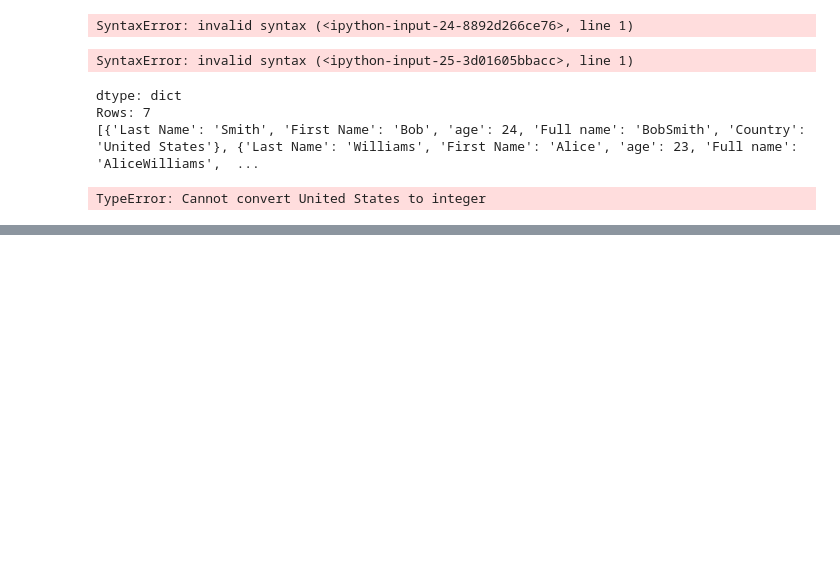
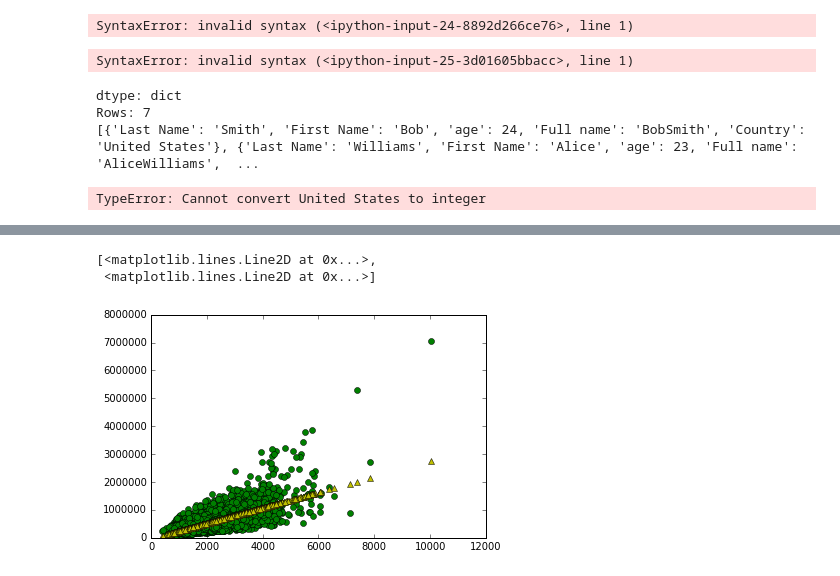
Before and after one commit to Crayon277/python_me, a Jupyter notebook: data-analysis/coursera.ipynb, the cells around one changed output, grey strips where cells are left out. Cells and saved outputs as stored; diff of their text form; code cells hidden in the pictures; blank space fills up the shorter version.

```diff
--- a/data-analysis/coursera.ipynb
+++ b/data-analysis/coursera.ipynb
@@ -168,0 +217,3 @@ TypeError: Cannot convert United States to integer
+# %%
+graphlab.canvas.set_target('ipynb')
+sf.show(view='Scatter Plot',x='sqft_living',y='price')
@@ -168,0 +240,2 @@ TypeError: Cannot convert United States to integer
+# %%
+train_data,test_data = sf.random_split(.8,seed=1)
@@ -168,0 +324,2 @@ TypeError: Cannot convert United States to integer
+# %%
+graphlab.canvas.set_target('browser')
@@ -168,0 +410,2 @@ TypeError: Cannot convert United States to integer
+# %%
+train_model = graphlab.linear_regression.create(train_data,target='price',features=['sqft_living'])
@@ -168,0 +474,7 @@ TypeError: Cannot convert United States to integer
+# %%
+plt.plot(test_data['sqft_living'],test_data['price'],'go',
+        test_data['sqft_living'],train_model.predict(test_data),'y^')
+# %% [output]
+[<matplotlib.lines.Line2D at 0x...>,
+ <matplotlib.lines.Line2D at 0x...>]
+[figure, added]
```
Also changed, not shown: parts of 20 cells of this notebook, 29 other files.
